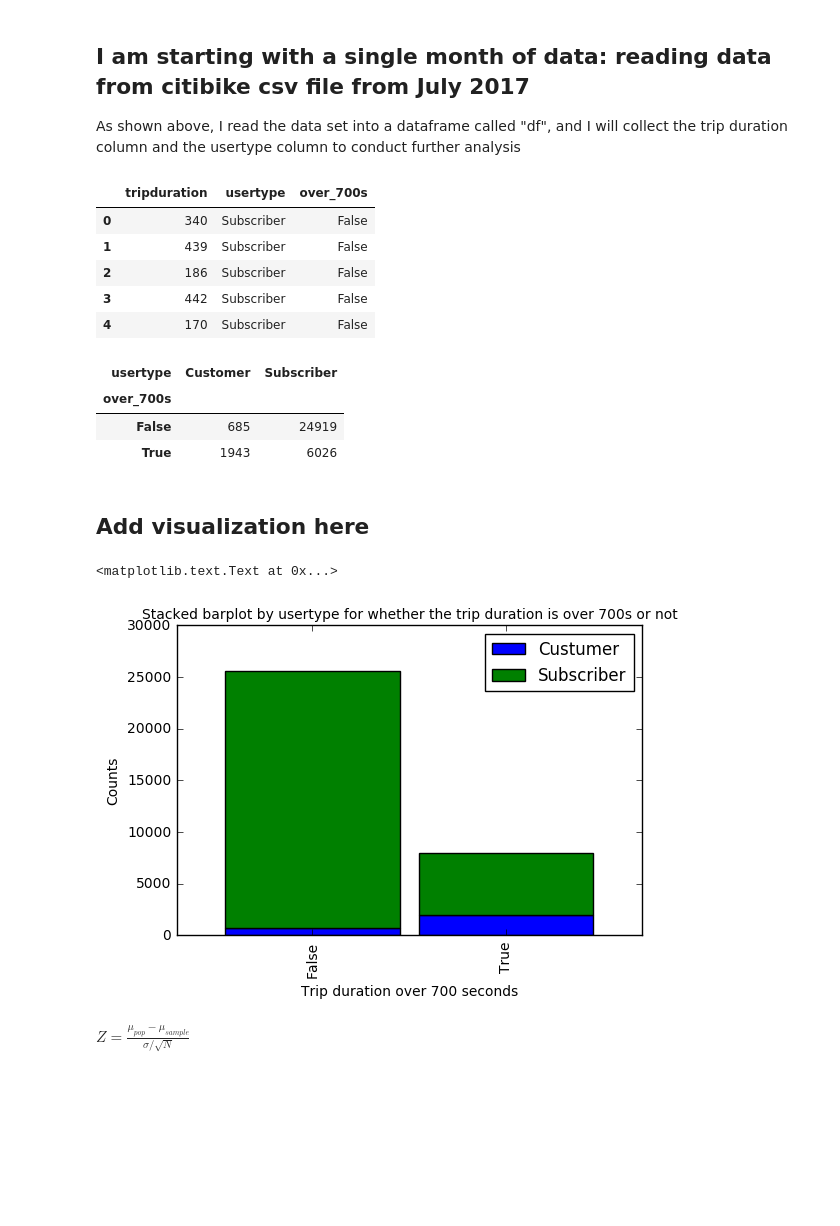
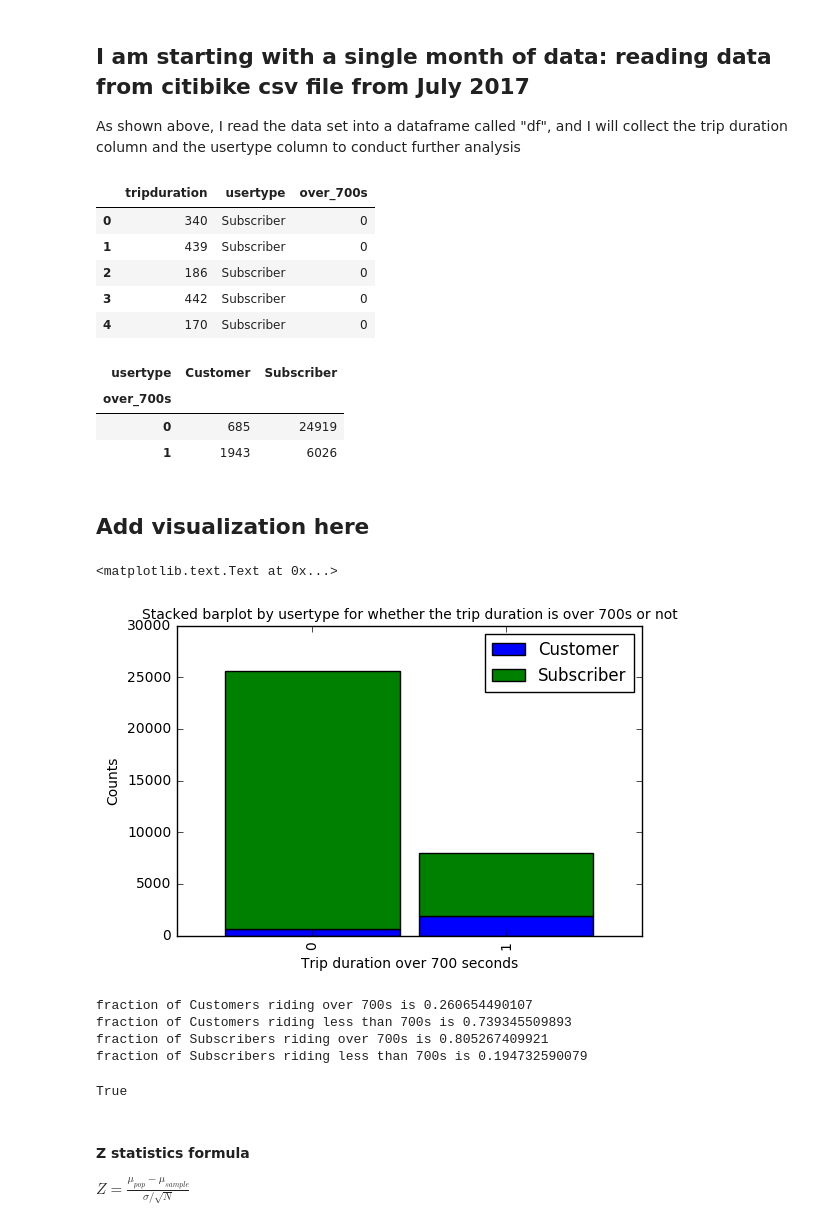
Before and after one commit to SPTKL/PUI2017_bc1561, a Jupyter notebook: HW3_bc1561/citibikes.ipynb, the cells around one changed output. Saved outputs shown, nothing was run; the diff lists cells and outputs as text; code cells hidden in the pictures; blank space fills up the shorter version.

```diff
--- a/HW3_bc1561/citibikes.ipynb
+++ b/HW3_bc1561/citibikes.ipynb
@@ -62,34 +50,55 @@ df.describe()
 As shown above, I read the data set into a dataframe called "df", and I will collect the trip duration column and the usertype column to conduct further analysis
 # %%
 df = df[['tripduration', 'usertype']]
-df['over_700s'] = df.tripduration >= 700
+over_700s = df.tripduration >= 700
+df['over_700s'] = over_700s.astype(int)
 df.head(5)
 # %% [output]
 |  | tripduration | usertype | over_700s |
-| 0 | 340 | Subscriber | False |
-| 1 | 439 | Subscriber | False |
-| 2 | 186 | Subscriber | False |
-| 3 | 442 | Subscriber | False |
-| 4 | 170 | Subscriber | False |
+| 0 | 340 | Subscriber | 0 |
+| 1 | 439 | Subscriber | 0 |
+| 2 | 186 | Subscriber | 0 |
+| 3 | 442 | Subscriber | 0 |
+| 4 | 170 | Subscriber | 0 |
 # %%
 df.groupby(['over_700s','usertype']).size().unstack()
 # %% [output]
 | usertype | Customer | Subscriber |
 | over_700s |  |  |
-| False | 685 | 24919 |
-| True | 1943 | 6026 |
+| 0 | 685 | 24919 |
+| 1 | 1943 | 6026 |
 # %% [markdown]
 ## Add visualization here
 # %%
 ax1 = pl.subplot()
 byusertype = df.groupby(['over_700s','usertype']).size().unstack()
-byusertype.columns = ['Custumer', 'Subscriber']
+byusertype.columns = ['Customer', 'Subscriber']
 byusertype.plot(kind = 'bar',stacked = True, ax = ax1, width = 0.9)
 ax1.set_xlabel('Trip duration over 700 seconds', fontsize=10)
 ax1.set_ylabel('Counts', fontsize=10)
 ax1.set_title('Stacked barplot by usertype for whether the trip duration is over 700s or not', fontsize=10)
 # %% [output]
 <matplotlib.text.Text at 0x...>
-[figure, old version]
+[figure, new version]
+# %%
+C_o700s = byusertype['Customer'][1]/sum(byusertype['Customer']) #fraction of Custumers riding over 700s
+C_l700s = byusertype['Customer'][0]/sum(byusertype['Customer']) #fraction of Custumers riding less than 700s
+
+S_o700s = byusertype['Subscriber'][1]/sum(byusertype['Subscriber']) #fraction of Subscribers riding over 700s
+S_l700s = byusertype['Subscriber'][0]/sum(byusertype['Subscriber']) #fraction of Subscribers riding less than 700s
+
+print('fraction of Customers riding over 700s is', C_l700s)
+print('fraction of Customers riding less than 700s is', C_o700s)
+print('fraction of Subscribers riding over 700s is',S_l700s)
+print('fraction of Subscribers riding less than 700s is',S_o700s)
+
+C_o700s >= S_o700s # need to check the significance of the null hypothesis
+# %% [output]
+fraction of Customers riding over 700s is 0.260654490107
+fraction of Customers riding less than 700s is 0.739345509893
+fraction of Subscribers riding over 700s is 0.805267409921
+fraction of Subscribers riding less than 700s is 0.194732590079
+True
 # %% [markdown]
+#### Z statistics formula
 $Z = \frac{\mu_{pop} - \mu_{sample}}{\sigma / \sqrt{N}} $
```
Also changed, not shown: parts of 3 cells of this notebook.
